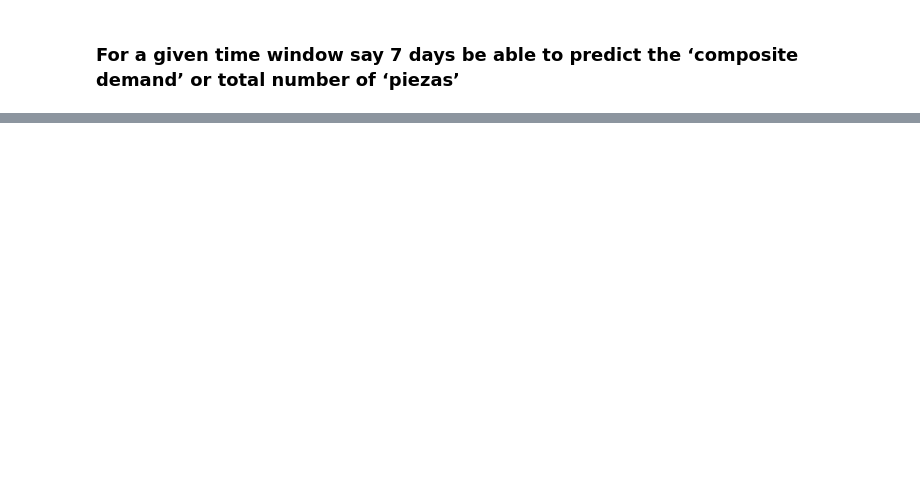
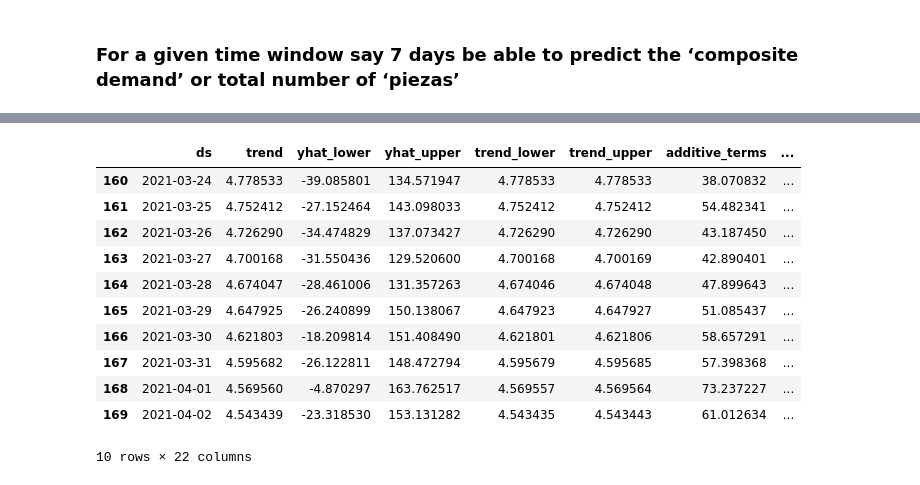
Before and after one commit to EdisonAltamirano/AI_storePrediction, a Jupyter notebook: opportunity1.ipynb, the cells around one changed output, grey strips where cells are left out. Saved outputs shown, nothing was run; the diff lists cells and outputs as text; code cells hidden in the pictures; blank space fills up the shorter version.

```diff
--- a/opportunity1.ipynb
+++ b/opportunity1.ipynb
@@ -95,0 +100,15 @@ plt.show()
+# %%
+prediction[0].tail(10)
+# %% [output]
+|  | ds | trend | yhat_lower | yhat_upper | trend_lower | trend_upper | additive_terms | ... |
+| 160 | 2021-03-24 | 4.778533 | -39.085801 | 134.571947 | 4.778533 | 4.778533 | 38.070832 | ... |
+| 161 | 2021-03-25 | 4.752412 | -27.152464 | 143.098033 | 4.752412 | 4.752412 | 54.482341 | ... |
+| 162 | 2021-03-26 | 4.726290 | -34.474829 | 137.073427 | 4.726290 | 4.726290 | 43.187450 | ... |
+| 163 | 2021-03-27 | 4.700168 | -31.550436 | 129.520600 | 4.700168 | 4.700169 | 42.890401 | ... |
+| 164 | 2021-03-28 | 4.674047 | -28.461006 | 131.357263 | 4.674046 | 4.674048 | 47.899643 | ... |
+| 165 | 2021-03-29 | 4.647925 | -26.240899 | 150.138067 | 4.647923 | 4.647927 | 51.085437 | ... |
+| 166 | 2021-03-30 | 4.621803 | -18.209814 | 151.408490 | 4.621801 | 4.621806 | 58.657291 | ... |
+| 167 | 2021-03-31 | 4.595682 | -26.122811 | 148.472794 | 4.595679 | 4.595685 | 57.398368 | ... |
+| 168 | 2021-04-01 | 4.569560 | -4.870297 | 163.762517 | 4.569557 | 4.569564 | 73.237227 | ... |
+| 169 | 2021-04-02 | 4.543439 | -23.318530 | 153.131282 | 4.543435 | 4.543443 | 61.012634 | ... |
+10 rows × 22 columns
```
Also changed, not shown: parts of 9 cells of this notebook.
